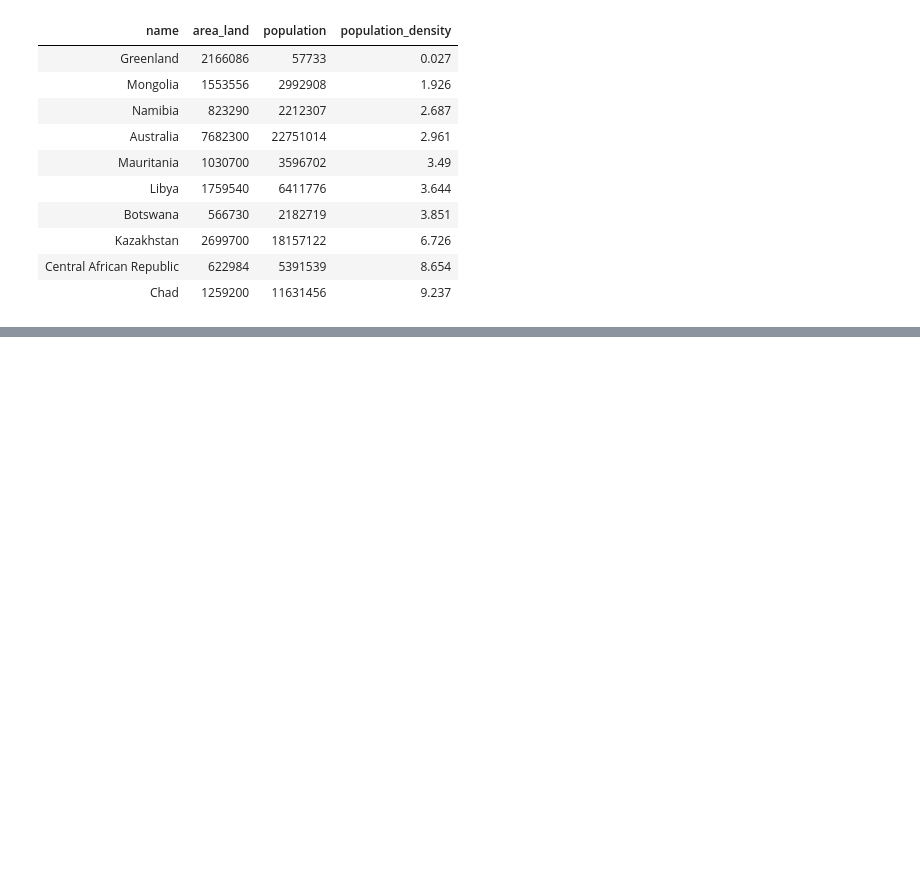
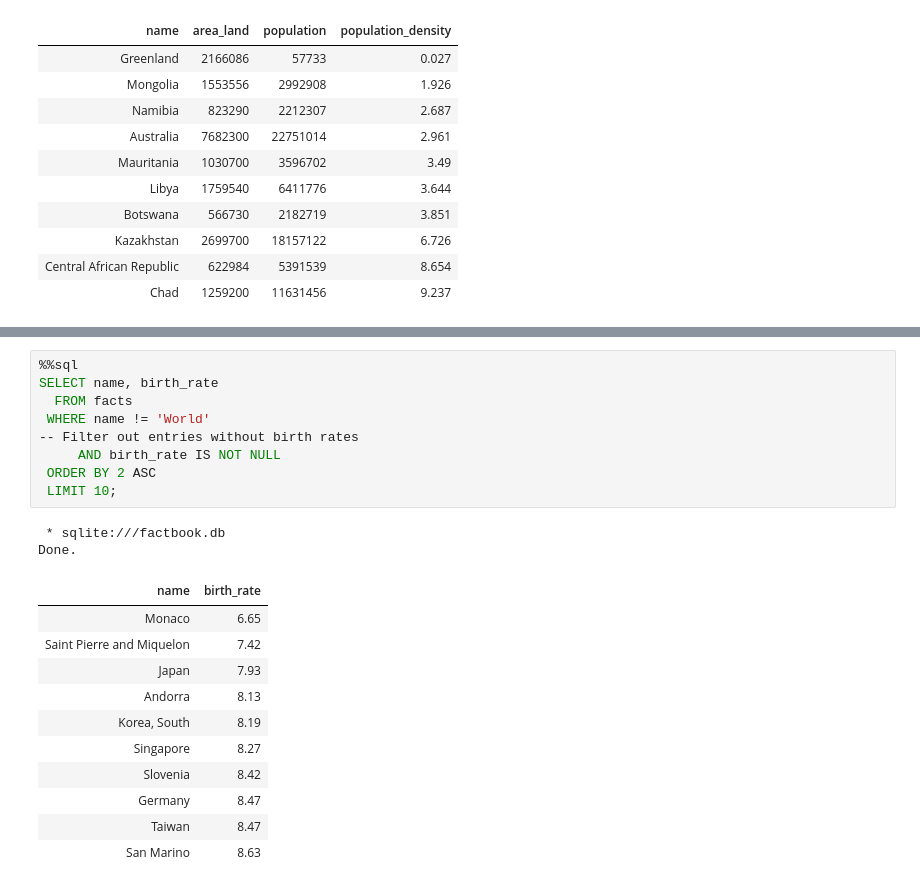
Before and after one commit to Lippins/CIA_factbook_data_analysis, a Jupyter notebook: notebook.ipynb, the cells around one changed output, grey strips where cells are left out. Saved outputs shown, nothing was run; the diff lists cells and outputs as text; blank space fills up the shorter version.

```diff
--- a/notebook.ipynb
+++ b/notebook.ipynb
@@ -460,0 +515,23 @@ Done.
+# %%
+%%sql
+SELECT name, birth_rate
+  FROM facts
+ WHERE name != 'World'
+-- Filter out entries without birth rates
+     AND birth_rate IS NOT NULL
+ ORDER BY 2 ASC
+ LIMIT 10;
+# %% [output]
+ * sqlite:///factbook.db
+Done.
+| name | birth_rate |
+| Monaco | 6.65 |
+| Saint Pierre and Miquelon | 7.42 |
+| Japan | 7.93 |
+| Andorra | 8.13 |
+| Korea, South | 8.19 |
+| Singapore | 8.27 |
+| Slovenia | 8.42 |
+| Germany | 8.47 |
+| Taiwan | 8.47 |
+| San Marino | 8.63 |
```
Also changed, not shown: parts of 7 cells of this notebook.
